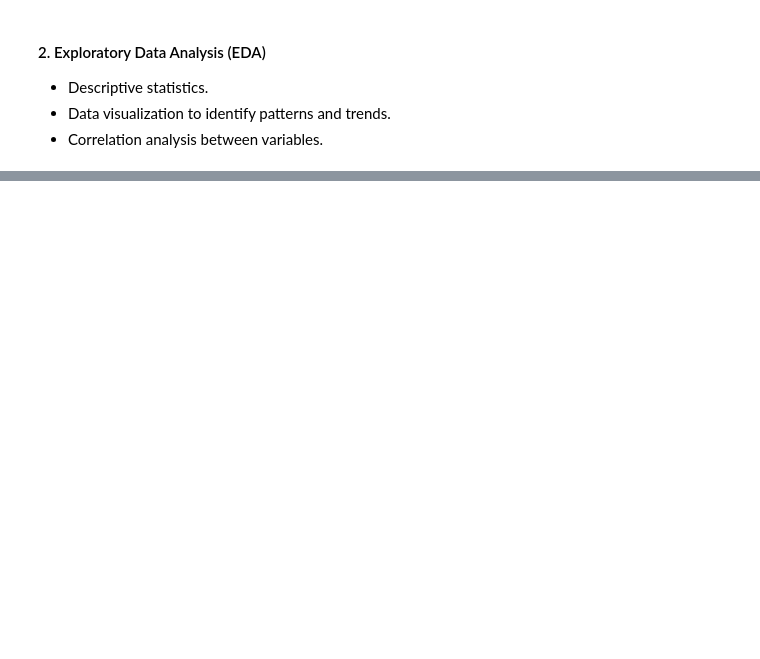
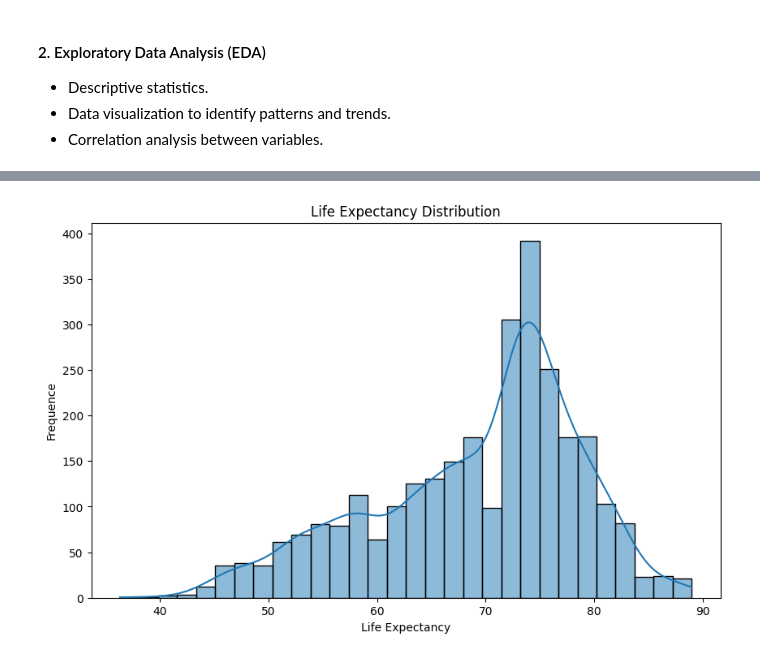
Before and after one commit to victorlcastro-dsa/Life-Expectancy-Prediction, a Jupyter notebook: notebook/EDA.ipynb, the cells around one changed output, grey strips where cells are left out. Cells and saved outputs as stored; diff of their text form; code cells hidden in the pictures; blank space fills up the shorter version.

```diff
--- a/notebook/EDA.ipynb
+++ b/notebook/EDA.ipynb
@@ -69,0 +397,10 @@ ANS: *
+# %%
+# Life Expectancy distribution graphic creation
+plt.figure(figsize=(10, 6))
+sns.histplot(df_imputed_knn['Life expectancy'], kde=True, bins=30)
+plt.title('Life Expectancy Distribution')
+plt.xlabel('Life Expectancy')
+plt.ylabel('Frequence')
+plt.show()
+# %% [output]
+[figure, added]
```
Also changed, not shown: parts of 72 cells of this notebook, 1 other file.
